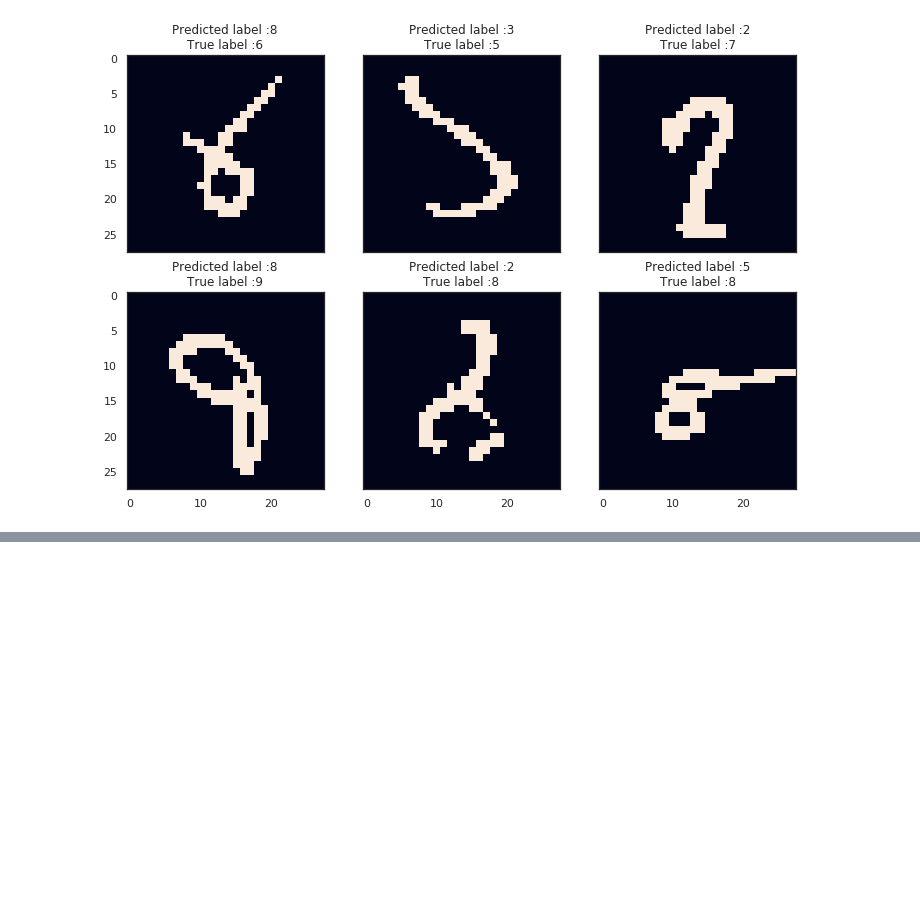
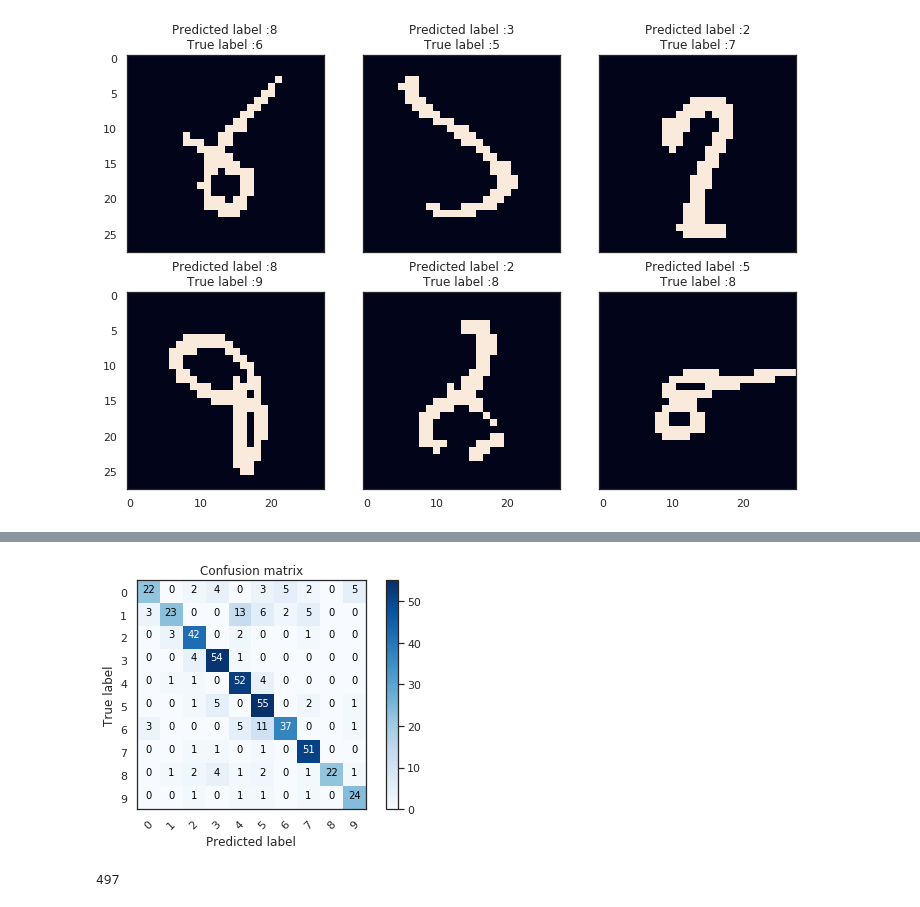
Before and after one commit to kimcnama/AutomatedMarkingAssistance, a Jupyter notebook: Step3/CNN_digit_recognizer.ipynb, the cells around one changed output, grey strips where cells are left out. Saved outputs shown, nothing was run; the diff lists cells and outputs as text; code cells hidden in the pictures; blank space fills up the shorter version.

```diff
--- a/Step3/CNN_digit_recognizer.ipynb
+++ b/Step3/CNN_digit_recognizer.ipynb
@@ -319,0 +344,29 @@ display_errors(most_important_errors, X_val_errors, Y_pred_classes_errors, Y_tru
+# %%
+correct_classifications = 0
+classifications_made = 0
+
+wrong_classifications = []
+wrong_labels = []
+wrong_filenames = []
+predictions = []
+labels2 = []
+actual_labels = []
+
+for i in range(len(image_list)):
+    if labels[i] != "a":
+        img = image_list[i]
+
+        img = np.resize(img, (1,28,28,1))
+        classification = np.argmax(model.predict(img))
+        classifications_made = classifications_made + 1
+        predictions.append(int(classification))
+        labels2.append(int(labels[i]))
+        if classification == int(labels[i]):
+            correct_classifications = correct_classifications + 1
+        else:
+            wrong_labels.append(classification)
+            wrong_classifications.append(img.reshape(28,28))
+            wrong_filenames.append(filenames_list[i])
+            actual_labels.append(labels[i])
+
+acc = correct_classifications*100/classifications_made
@@ -319,0 +400,10 @@ display_errors(most_important_errors, X_val_errors, Y_pred_classes_errors, Y_tru
+# %%
+confusion_mtx = confusion_matrix(labels2, predictions)
+# plot the confusion matrix
+plot_confusion_matrix(confusion_mtx, classes = range(10))
+# %% [output]
+[figure, added]
+# %%
+len(predictions)
+# %% [output]
+497
```
Also changed, not shown: parts of 9 cells of this notebook.
